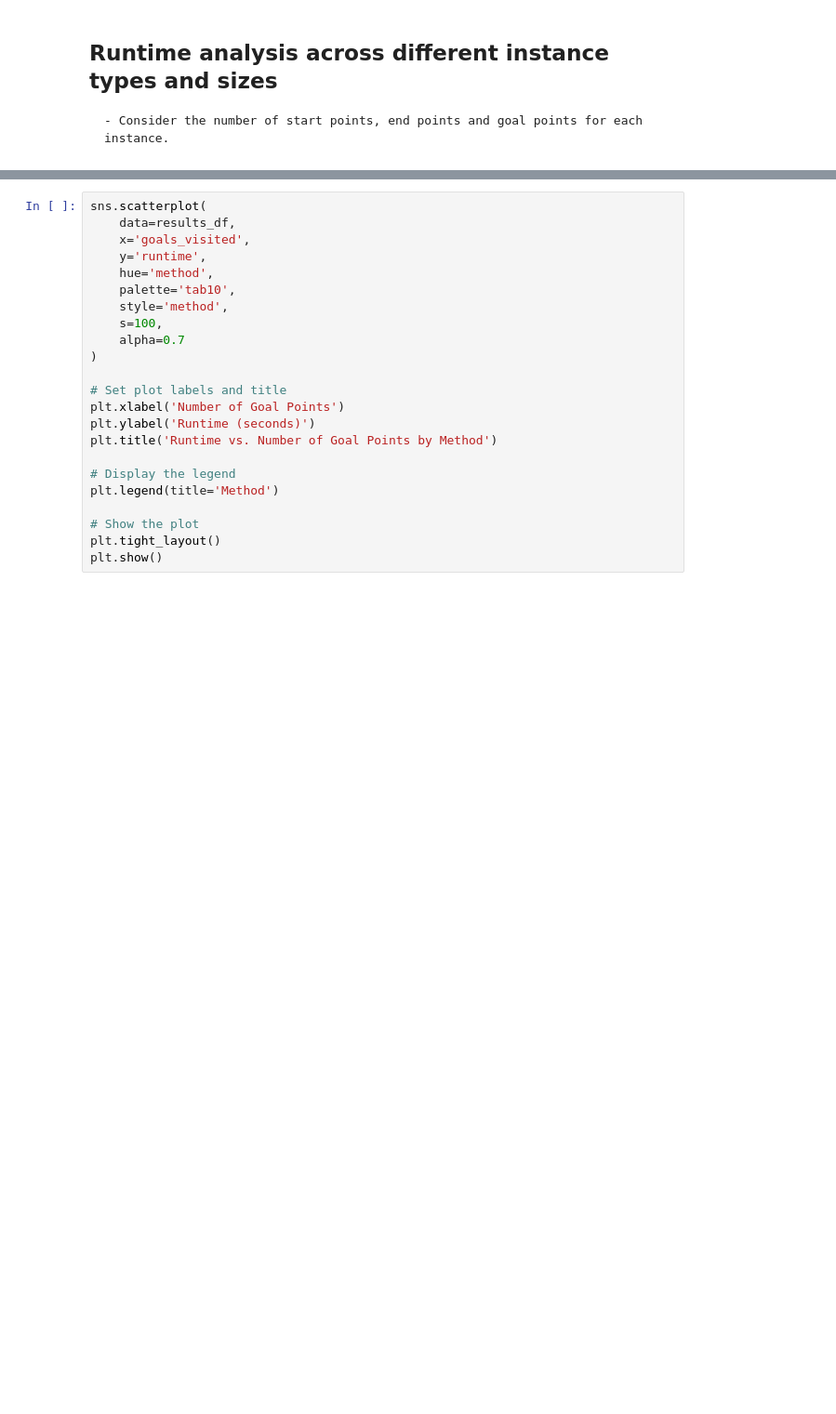
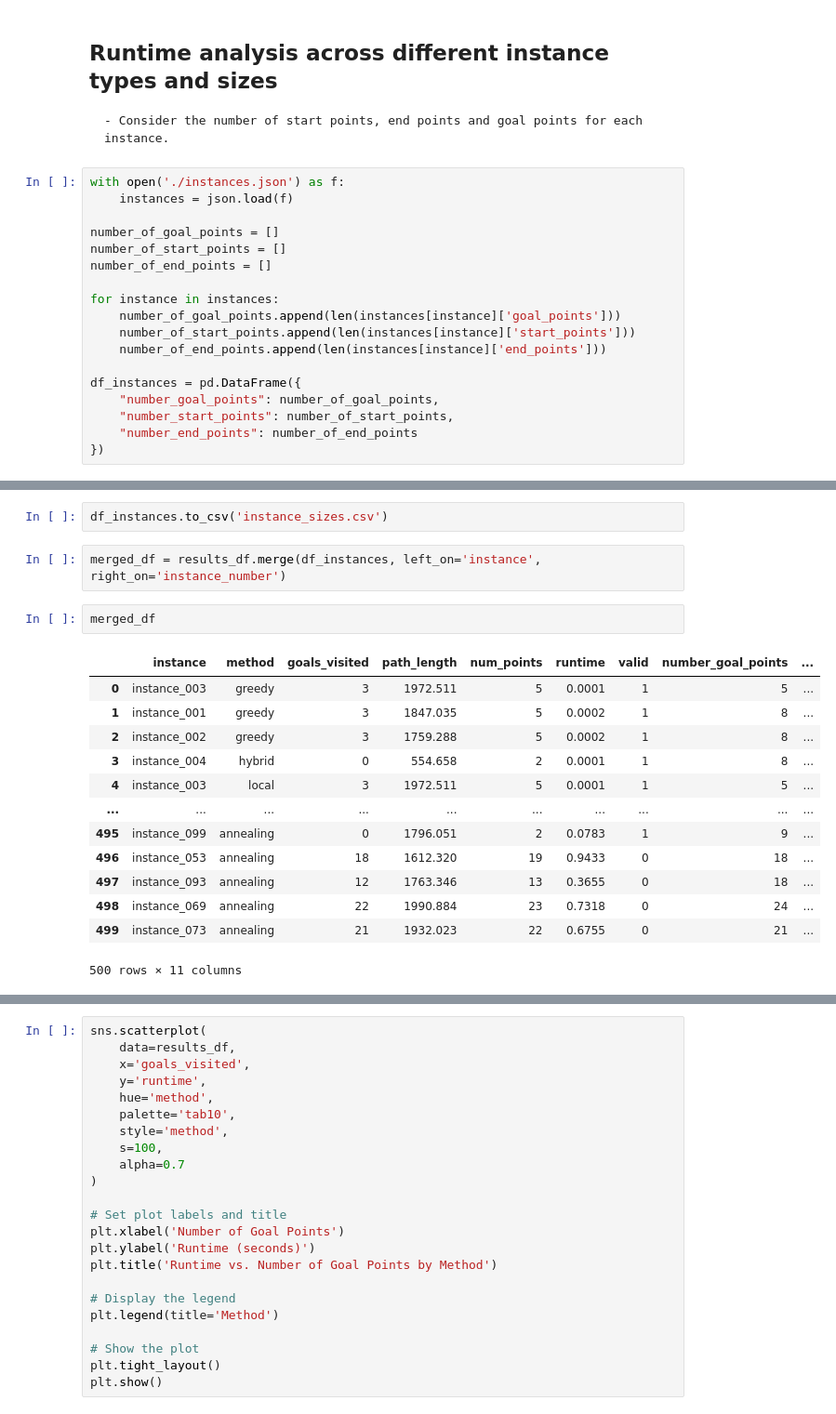
Before and after one commit to BenWallner7/route_construction_optimisation, a Jupyter notebook: report.ipynb, the cells around one changed output, grey strips where cells are left out. Shown at 93% size. Saved outputs shown, nothing was run; the diff lists cells and outputs as text; blank space fills up the shorter version.

```diff
--- a/report.ipynb
+++ b/report.ipynb
@@ -203,3 +209,21 @@ plt.show()
 ## Runtime analysis across different instance types and sizes
 
     - Consider the number of start points, end points and goal points for each instance.
+# %%
+with open('./instances.json') as f:
+    instances = json.load(f)
+
+number_of_goal_points = []
+number_of_start_points = []
+number_of_end_points = []
+
+for instance in instances:
+    number_of_goal_points.append(len(instances[instance]['goal_points']))
+    number_of_start_points.append(len(instances[instance]['start_points']))
+    number_of_end_points.append(len(instances[instance]['end_points']))
+
+df_instances = pd.DataFrame({
+    "number_goal_points": number_of_goal_points,
+    "number_start_points": number_of_start_points,
+    "number_end_points": number_of_end_points
+})
@@ -205,0 +250,20 @@ plt.show()
+# %%
+df_instances.to_csv('instance_sizes.csv')
+# %%
+merged_df = results_df.merge(df_instances, left_on='instance', right_on='instance_number')
+# %%
+merged_df
+# %% [output]
+|  | instance | method | goals_visited | path_length | num_points | runtime | valid | number_goal_points | ... |
+| 0 | instance_003 | greedy | 3 | 1972.511 | 5 | 0.0001 | 1 | 5 | ... |
+| 1 | instance_001 | greedy | 3 | 1847.035 | 5 | 0.0002 | 1 | 8 | ... |
+| 2 | instance_002 | greedy | 3 | 1759.288 | 5 | 0.0002 | 1 | 8 | ... |
+| 3 | instance_004 | hybrid | 0 | 554.658 | 2 | 0.0001 | 1 | 8 | ... |
+| 4 | instance_003 | local | 3 | 1972.511 | 5 | 0.0001 | 1 | 5 | ... |
+| ... | ... | ... | ... | ... | ... | ... | ... | ... | ... |
+| 495 | instance_099 | annealing | 0 | 1796.051 | 2 | 0.0783 | 1 | 9 | ... |
+| 496 | instance_053 | annealing | 18 | 1612.320 | 19 | 0.9433 | 0 | 18 | ... |
+| 497 | instance_093 | annealing | 12 | 1763.346 | 13 | 0.3655 | 0 | 18 | ... |
+| 498 | instance_069 | annealing | 22 | 1990.884 | 23 | 0.7318 | 0 | 24 | ... |
+| 499 | instance_073 | annealing | 21 | 1932.023 | 22 | 0.6755 | 0 | 21 | ... |
+500 rows × 11 columns
```
Also changed, not shown: parts of 19 cells of this notebook.
